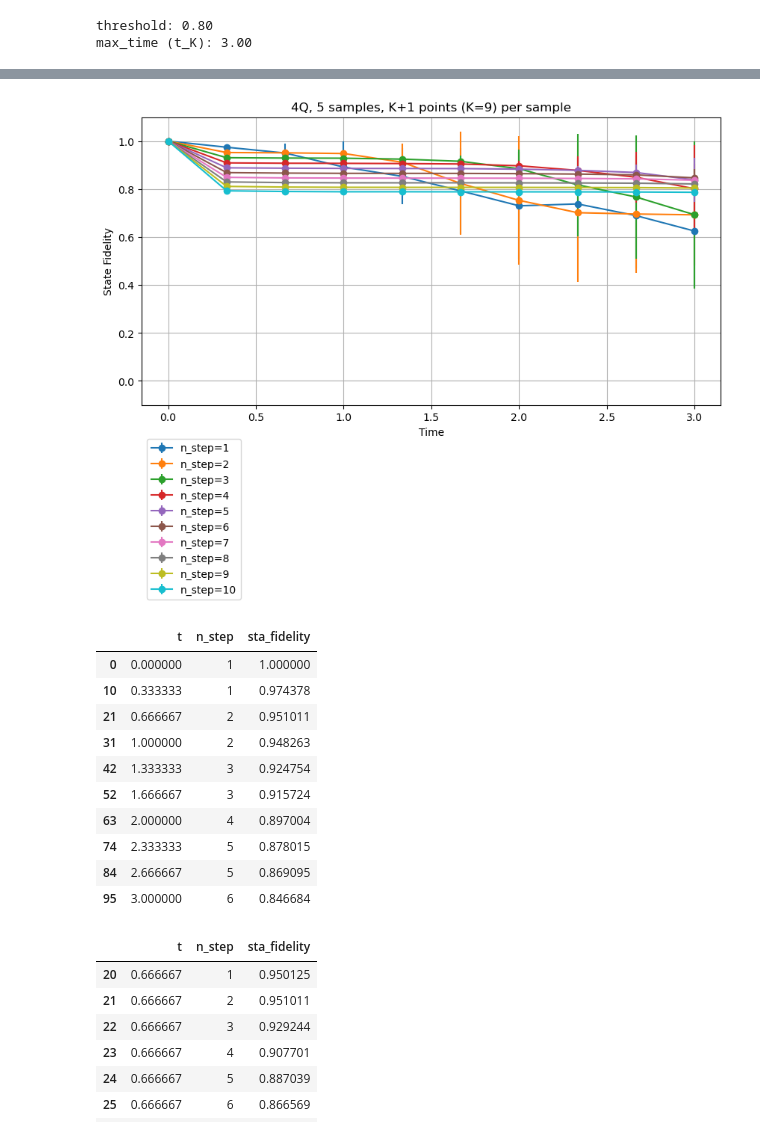
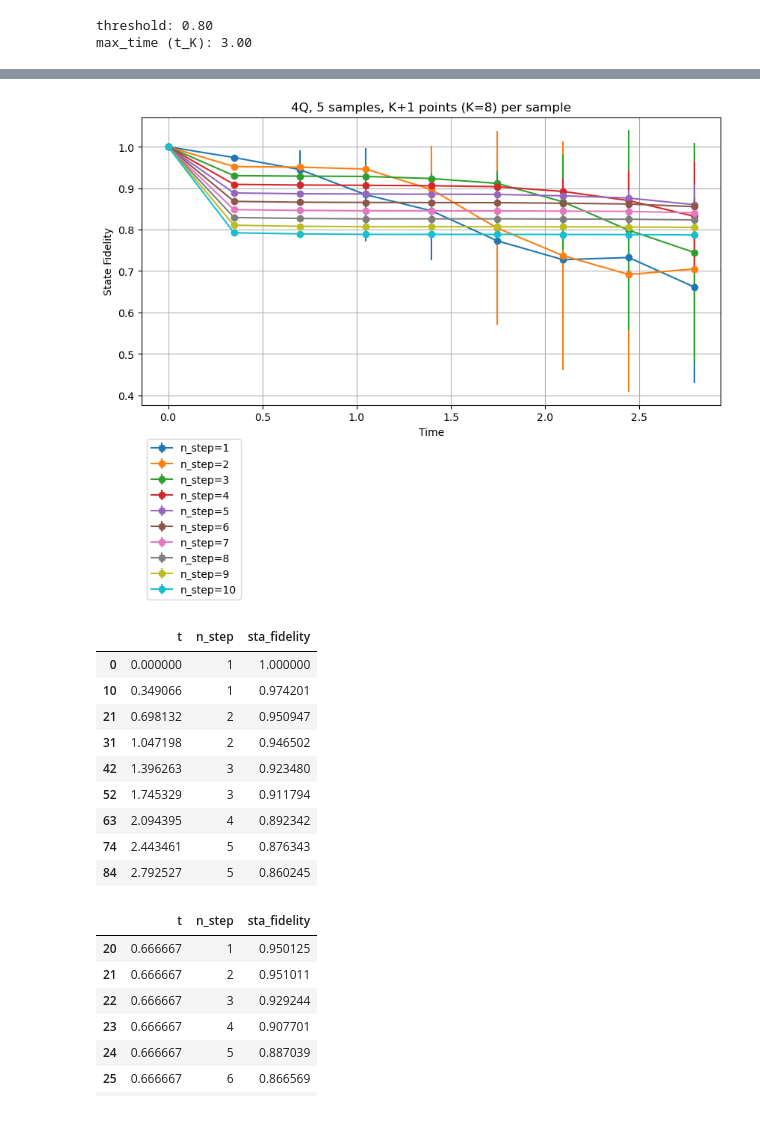
Before and after one commit to YutoMorohoshi/fourier_learning_ibm, a Jupyter notebook: get_param.ipynb, the cells around one changed output, grey strips where cells are left out. Drawn from its saved outputs; the diff is of its cells as text; code cells hidden in the pictures.

```diff
--- a/get_param.ipynb
+++ b/get_param.ipynb
@@ -395,6 +406,7 @@ for i in range(n_samples):
                 n_step = 1
 
             circuit = heisenberg.get_circuit(t, n_step, phase=0)
+            circuit.remove_final_measurements()
             exec_circuit = transpile(circuit, backend_sim_noisy)
             exec_circuit.save_density_matrix()
 
@@ -495,0 +527,22 @@ max_time (t_K): 3.00
+# %%
+C = 3 * (n_qubits - 1)
+
+# t_k = k * pi / C となるように、times を設定しなおす
+times = np.arange(0, max_time, np.pi / C)
+K = len(times) - 1  # 1: except for t=0
+
+print(f"times: {times}")
+print(f"K: {K}")
+
+# json に保存
+with open(f"results/get_param/{n_qubits}Q_param.json", "w") as f:
+    json.dump(
+        {
+            "n_qubits": n_qubits,
+            "threshold": threshold,
+            "C": C,
+            "K": K,
+        },
+        f,
+        indent=4,
+    )
@@ -496,9 +553,4 @@ max_time (t_K): 3.00
 # %%
-K = 9  # この数字は決め打ち。特徴量の数は K+1 個
-
-# times を更新
-times = np.linspace(0, max_time, K + 1)
-
 # 上の図より、50, 100, 200 はいずれも threshold を全て下回っているので、除外
 n_steps = [1, 2, 3, 4, 5, 6, 7, 8, 9, 10]
 
@@ -525,6 +577,7 @@ for i in range(n_samples):
                 n_step = 1
 
             circuit = heisenberg.get_circuit(t, n_step, phase=0)
+            circuit.remove_final_measurements()
             exec_circuit = transpile(circuit, backend_sim_noisy)
             exec_circuit.save_density_matrix()
 
@@ -585,48 +638,53 @@ display(df_grouped)
 # %%
 # sta_fidelity の sample に対する平均と分散を計算
 df_grouped_mean = df_grouped.groupby(["t", "n_step"]).agg({"sta_fidelity": "mean"})
 df_grouped_mean = df_grouped_mean.reset_index()
 df_grouped_std = df_grouped.groupby(["t", "n_step"]).agg({"sta_fidelity": "std"})
 df_grouped_std = df_grouped_std.reset_index()
 
 # plot
 plt.figure(figsize=(10, 5))
 for n_step in df_grouped["n_step"].unique():
     df_tmp = df_grouped_mean[df_grouped_mean["n_step"] == n_step]
     plt.errorbar(
         df_tmp["t"],
         df_tmp["sta_fidelity"],
         yerr=df_grouped_std[df_grouped_std["n_step"] == n_step]["sta_fidelity"],
         label=f"n_step={n_step}",
         marker="o",
     )
 plt.xlabel("Time")
 plt.ylabel("State Fidelity")
-plt.ylim(-0.1, 1.1)
+# plt.ylim(None, 1.1)
 plt.legend(bbox_to_anchor=(0, -0.1), loc="upper left")
 plt.grid()
 plt.title(f"{n_qubits}Q, {n_samples} samples, K+1 points (K={K}) per sample")
-# plt.savefig(f"results/get_param/{n_qubits}Q_fidelity_vs_time.pdf")
+plt.savefig(f"results/get_param/{n_qubits}Q_fidelity_vs_time.pdf")
 plt.show()
 # %% [output]
-[figure, old version]
+[figure, new version]
 # %%
 # 各 t において、sta_fidelity の sample に対する平均が最大となる n_step を取得
 df_max_n_step = df_grouped_mean.loc[
     df_grouped_mean.groupby("t")["sta_fidelity"].idxmax(),
     ["t", "n_step", "sta_fidelity"],
 ]
+
+# json に保存 (orient="records" で行ごとに保存)
+df_max_n_step.to_json(
+    f"results/get_param/{n_qubits}Q_optimal_n_step.json", orient="records", indent=4
+)
+
 display(df_max_n_step)
 # %% [output]
 |  | t | n_step | sta_fidelity |
 | 0 | 0.000000 | 1 | 1.000000 |
-| 10 | 0.333333 | 1 | 0.974378 |
-| 21 | 0.666667 | 2 | 0.951011 |
-| 31 | 1.000000 | 2 | 0.948263 |
-| 42 | 1.333333 | 3 | 0.924754 |
-| 52 | 1.666667 | 3 | 0.915724 |
-| 63 | 2.000000 | 4 | 0.897004 |
-| 74 | 2.333333 | 5 | 0.878015 |
-| 84 | 2.666667 | 5 | 0.869095 |
-| 95 | 3.000000 | 6 | 0.846684 |
+| 10 | 0.349066 | 1 | 0.974201 |
+| 21 | 0.698132 | 2 | 0.950947 |
+| 31 | 1.047198 | 2 | 0.946502 |
+| 42 | 1.396263 | 3 | 0.923480 |
+| 52 | 1.745329 | 3 | 0.911794 |
+| 63 | 2.094395 | 4 | 0.892342 |
+| 74 | 2.443461 | 5 | 0.876343 |
+| 84 | 2.792527 | 5 | 0.860245 |
 # %%
```
Also changed, not shown: parts of 23 cells of this notebook, 25 other files.
